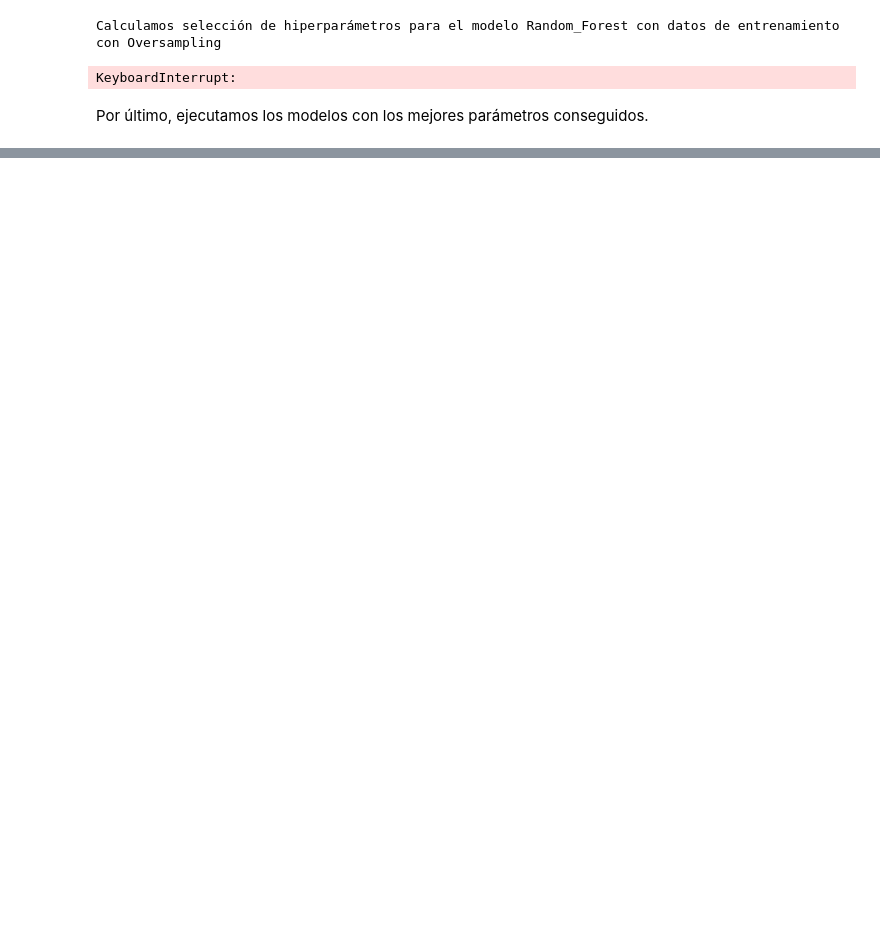
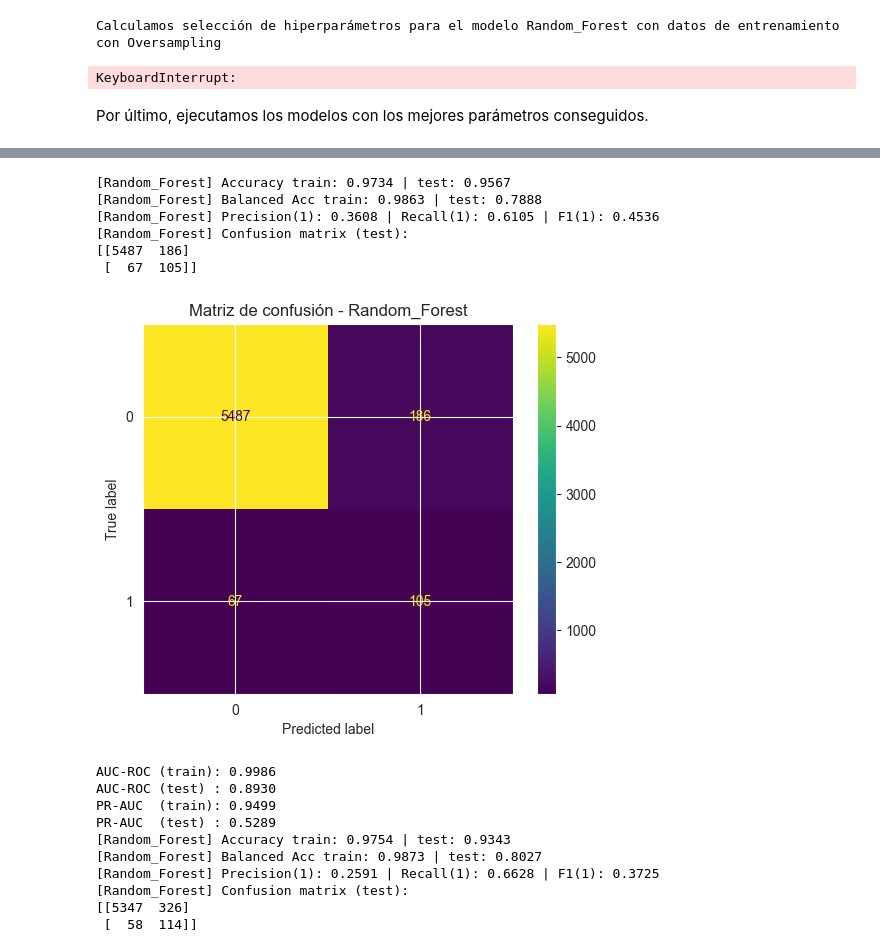
Before and after one commit to jenrari/lapse_prediction_models, a Jupyter notebook: notebooks/Model_analisys_ensemble.ipynb, the cells around one changed output, grey strips where cells are left out. Cells and saved outputs as stored; diff of their text form; code cells hidden in the pictures; blank space fills up the shorter version.

```diff
--- a/notebooks/Model_analisys_ensemble.ipynb
+++ b/notebooks/Model_analisys_ensemble.ipynb
@@ -527,0 +630,79 @@ PR-AUC  (test) : 0.5092
+# %%
+from src.model_utils.mod_evaluation import run_model_and_evaluate
+from sklearn.ensemble import RandomForestClassifier
+
+
+{'bootstrap': True, 'class_weight': 'balanced', 'max_depth': 14, 'max_features': 'sqrt', 'max_samples': 0.9, 'min_samples_leaf': 3, 'min_samples_split': 2}
+{'ccp_alpha': 0.0, 'class_weight': 'balanced_subsample', 'max_depth': 18, 'max_features': 0.3, 'max_samples': 0.9, 'min_samples_leaf': 3, 'min_samples_split': 2, 'n_estimators': 1000}
+{'ccp_alpha': 0.0, 'class_weight': 'balanced_subsample', 'max_depth': 18, 'max_features': 0.3, 'max_samples': 0.9, 'min_samples_leaf': 3, 'min_samples_split': 2, 'n_estimators': 1000}
+
+
+model = RandomForestClassifier(
+            n_estimators=1000, random_state=42,
+            n_jobs=-1,
+            max_depth=18,
+            min_samples_leaf=3,
+            min_samples_split=2,
+            max_features=0.3,
+            bootstrap=True,
+            class_weight='balanced',
+            max_samples=0.9,
+            ccp_alpha=0.0
+        )
+
+rf, aucs, fp, fn, ex = run_model_and_evaluate(
+                X_train, y_train,
+                X_test, y_test,
+                'Random_Forest', model
+            )
+results.append({**ex, **rf, **aucs, "fp": len(fp), "fn": len(fn)})
+
+rf, aucs, fp, fn, ex = run_model_and_evaluate(
+                X_train, y_train,
+                X_test, y_test,
+                'Random_Forest', model,
+                "svm_smote", 0.1
+            )
+results.append({**ex,  **rf, **aucs, "fp": len(fp), "fn": len(fn)})
+
+rf, aucs, fp, fn, ex = run_model_and_evaluate(
+                X_train, y_train,
+                X_test, y_test,
+                'Random_Forest', model,
+                "svm_smote", 0.05
+            )
+results.append({**ex,  **rf, **aucs, "fp": len(fp), "fn": len(fn)})
+
+rf, aucs, fp, fn, ex = run_model_and_evaluate(
+                X_train, y_train,
+                X_test, y_test,
+                'Random_Forest', model,
+                "ro", 0.05
+            )
+results.append({**ex,  **rf, **aucs, "fp": len(fp), "fn": len(fn)})
+
+rf, aucs, fp, fn, ex = run_model_and_evaluate(
+                X_train, y_train,
+                X_test, y_test,
+                'ro', model,
+                "svm_smote", 0.1
+            )
+results.append({**ex,  **rf, **aucs, "fp": len(fp), "fn": len(fn)})
+# %% [output]
+[Random_Forest] Accuracy train: 0.9734 | test: 0.9567
+[Random_Forest] Balanced Acc train: 0.9863 | test: 0.7888
+[Random_Forest] Precision(1): 0.3608 | Recall(1): 0.6105 | F1(1): 0.4536
+[Random_Forest] Confusion matrix (test):
+[[5487  186]
+ [  67  105]]
+[figure, added]
+AUC-ROC (train): 0.9986
+AUC-ROC (test) : 0.8930
+PR-AUC  (train): 0.9499
+PR-AUC  (test) : 0.5289
+[Random_Forest] Accuracy train: 0.9754 | test: 0.9343
+[Random_Forest] Balanced Acc train: 0.9873 | test: 0.8027
+[Random_Forest] Precision(1): 0.2591 | Recall(1): 0.6628 | F1(1): 0.3725
+[Random_Forest] Confusion matrix (test):
+[[5347  326]
+ [  58  114]]
```
Also changed, not shown: parts of 14 cells of this notebook, 1 other file.
